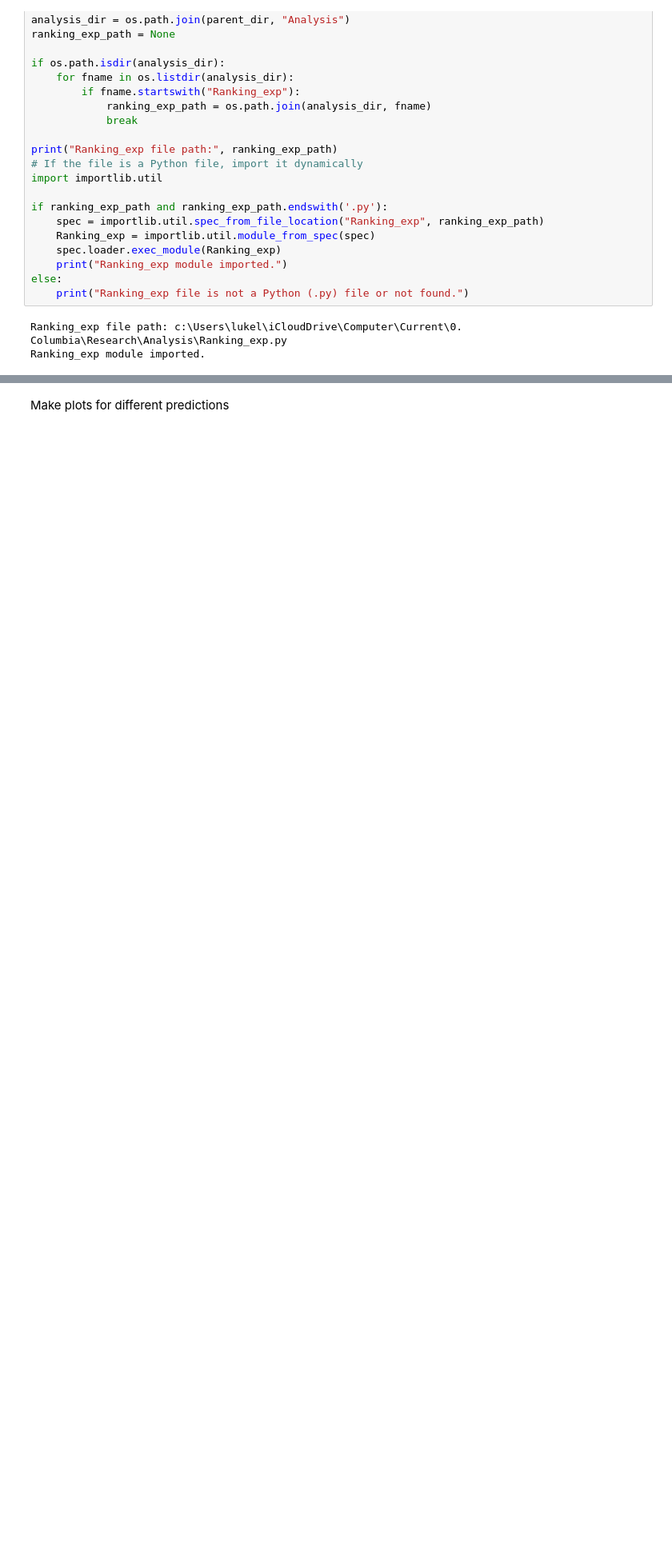
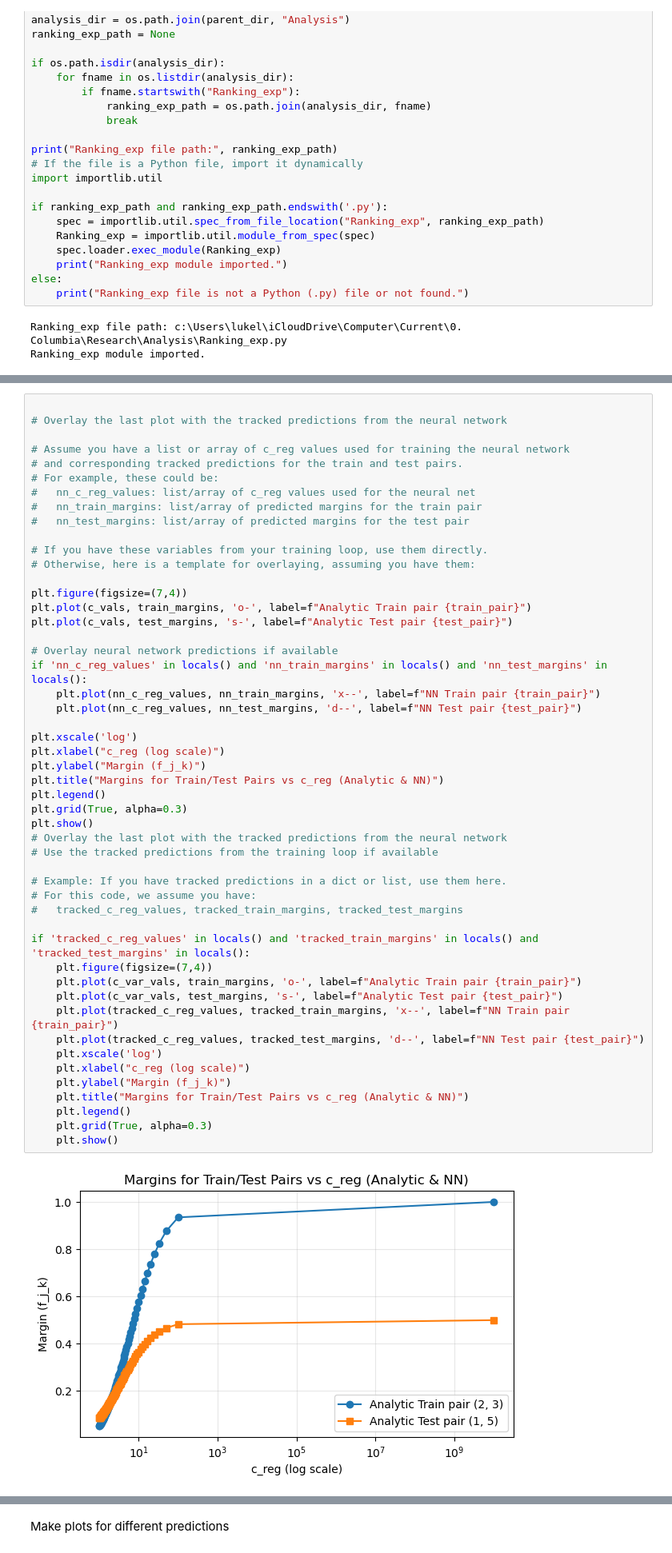
Before and after one commit to lukelc23/TI, a Jupyter notebook: Toy_TI - Exception.ipynb, the cells around one changed output, grey strips where cells are left out. Shown at 80% size. Saved outputs shown, nothing was run; the diff lists cells and outputs as text; blank space fills up the shorter version.

```diff
--- a/Toy_TI - Exception.ipynb
+++ b/Toy_TI - Exception.ipynb
@@ -736,0 +771,52 @@ D_jq_til_part_val: 2.0781249999999996
+# %%
+
+# Overlay the last plot with the tracked predictions from the neural network
+
+# Assume you have a list or array of c_reg values used for training the neural network
+# and corresponding tracked predictions for the train and test pairs.
+# For example, these could be:
+#   nn_c_reg_values: list/array of c_reg values used for the neural net
+#   nn_train_margins: list/array of predicted margins for the train pair
+#   nn_test_margins: list/array of predicted margins for the test pair
+
+# If you have these variables from your training loop, use them directly.
+# Otherwise, here is a template for overlaying, assuming you have them:
+
+plt.figure(figsize=(7,4))
+plt.plot(c_vals, train_margins, 'o-', label=f"Analytic Train pair {train_pair}")
+plt.plot(c_vals, test_margins, 's-', label=f"Analytic Test pair {test_pair}")
+
+# Overlay neural network predictions if available
+if 'nn_c_reg_values' in locals() and 'nn_train_margins' in locals() and 'nn_test_margins' in locals():
+    plt.plot(nn_c_reg_values, nn_train_margins, 'x--', label=f"NN Train pair {train_pair}")
+    plt.plot(nn_c_reg_values, nn_test_margins, 'd--', label=f"NN Test pair {test_pair}")
+
+plt.xscale('log')
+plt.xlabel("c_reg (log scale)")
+plt.ylabel("Margin (f_j_k)")
+plt.title("Margins for Train/Test Pairs vs c_reg (Analytic & NN)")
+plt.legend()
+plt.grid(True, alpha=0.3)
+plt.show()
+# Overlay the last plot with the tracked predictions from the neural network
+# Use the tracked predictions from the training loop if available
+
+# Example: If you have tracked predictions in a dict or list, use them here.
+# For this code, we assume you have:
+#   tracked_c_reg_values, tracked_train_margins, tracked_test_margins
+
+if 'tracked_c_reg_values' in locals() and 'tracked_train_margins' in locals() and 'tracked_test_margins' in locals():
+    plt.figure(figsize=(7,4))
+    plt.plot(c_var_vals, train_margins, 'o-', label=f"Analytic Train pair {train_pair}")
+    plt.plot(c_var_vals, test_margins, 's-', label=f"Analytic Test pair {test_pair}")
+    plt.plot(tracked_c_reg_values, tracked_train_margins, 'x--', label=f"NN Train pair {train_pair}")
+    plt.plot(tracked_c_reg_values, tracked_test_margins, 'd--', label=f"NN Test pair {test_pair}")
+    plt.xscale('log')
+    plt.xlabel("c_reg (log scale)")
+    plt.ylabel("Margin (f_j_k)")
+    plt.title("Margins for Train/Test Pairs vs c_reg (Analytic & NN)")
+    plt.legend()
+    plt.grid(True, alpha=0.3)
+    plt.show()
+# %% [output]
+[figure, added]
```
Also changed, not shown: parts of 8 cells of this notebook, 5 other files.
